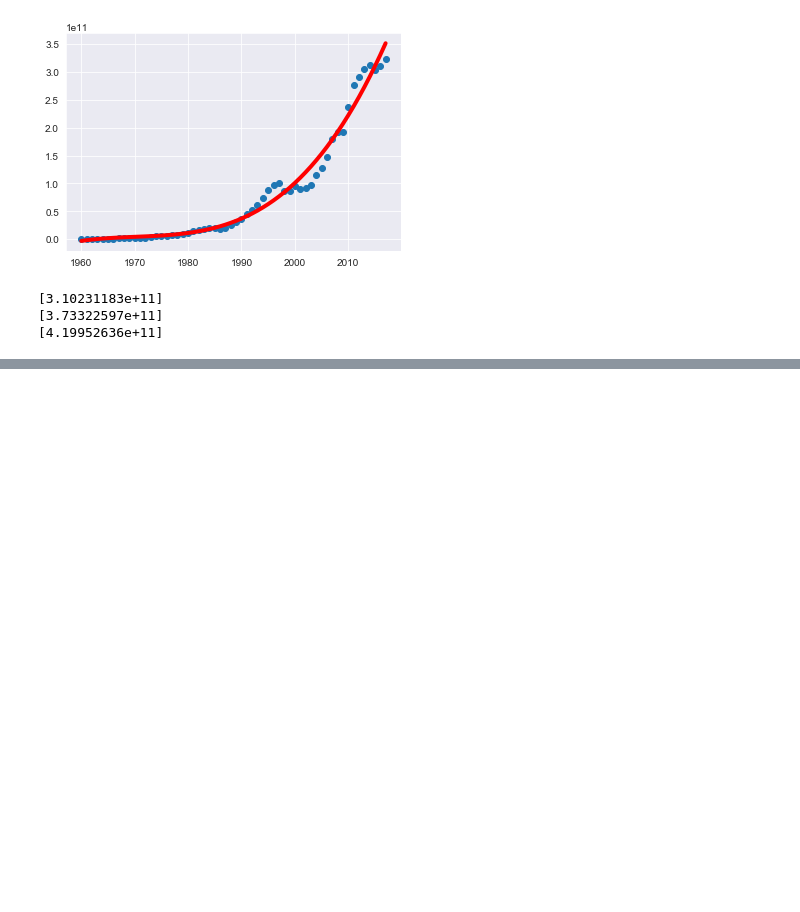
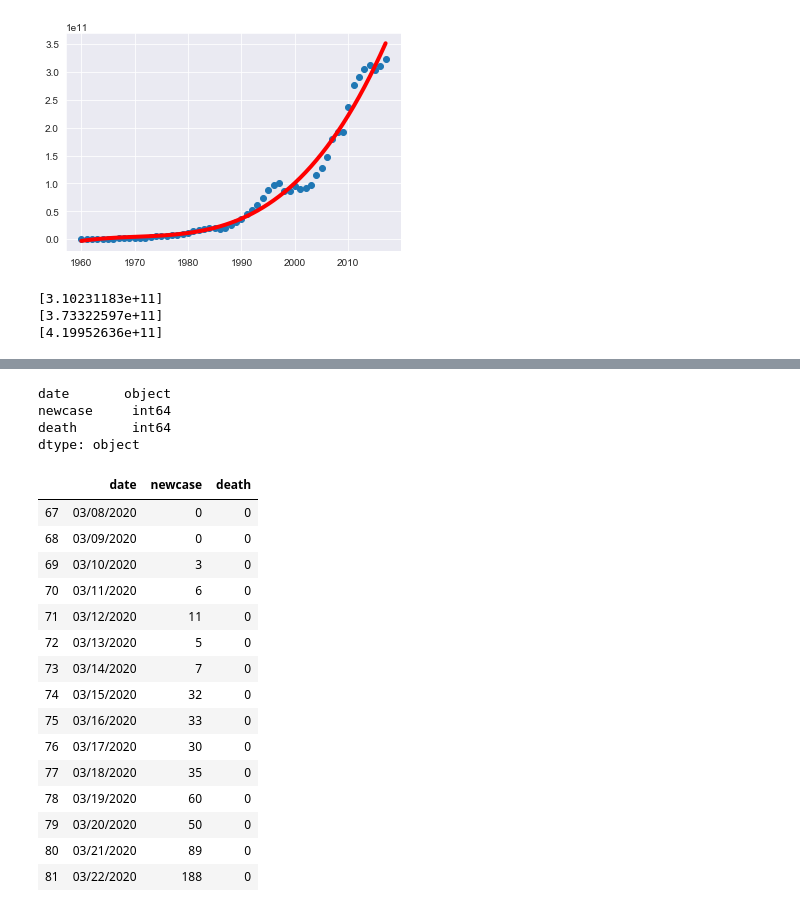
Before and after one commit to aukrit1993/my_machine_learning, a Jupyter notebook: chapter_14.ipynb, the cells around one changed output, grey strips where cells are left out. Cells and saved outputs as stored; diff of their text form; code cells hidden in the pictures; blank space fills up the shorter version.

```diff
--- a/chapter_14.ipynb
+++ b/chapter_14.ipynb
@@ -293,0 +306,27 @@ for val in y_poly_pred:
+# %%
+df.dtypes
+# %% [output]
+date       object
+newcase     int64
+death       int64
+dtype: object
+# %%
+df = df[(df.index >= 67)]
+df
+# %% [output]
+|  | date | newcase | death |
+| 67 | 03/08/2020 | 0 | 0 |
+| 68 | 03/09/2020 | 0 | 0 |
+| 69 | 03/10/2020 | 3 | 0 |
+| 70 | 03/11/2020 | 6 | 0 |
+| 71 | 03/12/2020 | 11 | 0 |
+| 72 | 03/13/2020 | 5 | 0 |
+| 73 | 03/14/2020 | 7 | 0 |
+| 74 | 03/15/2020 | 32 | 0 |
+| 75 | 03/16/2020 | 33 | 0 |
+| 76 | 03/17/2020 | 30 | 0 |
+| 77 | 03/18/2020 | 35 | 0 |
+| 78 | 03/19/2020 | 60 | 0 |
+| 79 | 03/20/2020 | 50 | 0 |
+| 80 | 03/21/2020 | 89 | 0 |
+| 81 | 03/22/2020 | 188 | 0 |
```
Also changed, not shown: parts of 13 cells of this notebook.
